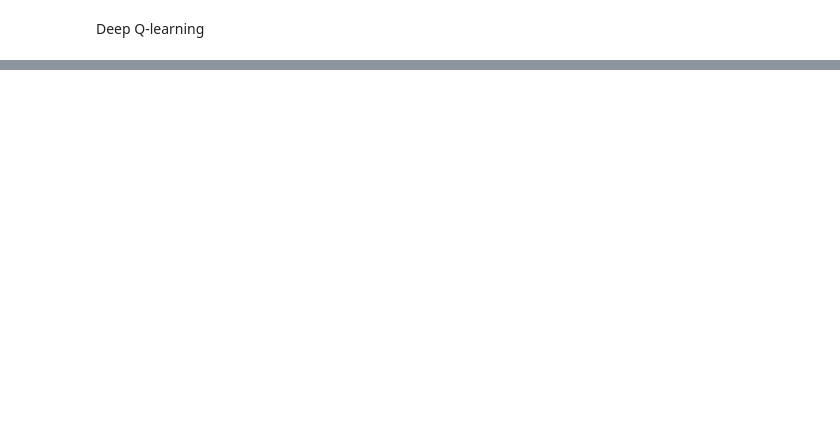
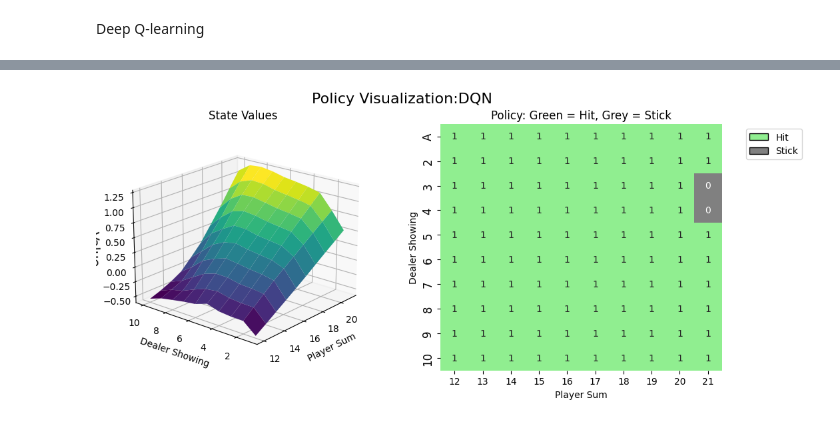
Before and after one commit to vlada270/RL_Blackjack, a Jupyter notebook: Q_learning&DQN.ipynb, the cells around one changed output, grey strips where cells are left out. Cells and saved outputs as stored; diff of their text form; code cells hidden in the pictures; blank space fills up the shorter version.

```diff
--- a/Q_learning&DQN.ipynb
+++ b/Q_learning&DQN.ipynb
@@ -321,0 +410,74 @@ test_agent(env, agent)
+# %%
+def visualize_policy_agent(agent): # Change Q to agent
+    dealer_range = range(1, 11)  # Dealer's showing card (1-10)
+    player_range = range(12, 22)  # Player's hand sum (12-21)
+
+    player_count, dealer_count = np.meshgrid(player_range, dealer_range)
+
+    # Modify to use agent.policy_net for getting Q values
+    value = np.zeros_like(player_count, dtype=float)
+    policy = np.zeros_like(player_count, dtype=int)
+
+    for i in range(player_count.shape[0]):
+        for j in range(player_count.shape[1]):
+            player_sum = player_count[i, j]
+            dealer_show = dealer_count[i, j]
+
+            # Get Q-values from the policy network
+            state = torch.FloatTensor([player_sum, dealer_show, 0]) # Usable ace = False
+            q_values_no_ace = agent.policy_net(state).detach().numpy()
+
+            state = torch.FloatTensor([player_sum, dealer_show, 1]) # Usable ace = True
+            q_values_ace = agent.policy_net(state).detach().numpy()
+
+            # Choose best action and corresponding value
+            best_action = np.argmax([q_values_no_ace[0], q_values_ace[0]])
+                                                           # Considering only 'hit' action as causing error with stick
+                                                           # [q_values_no_ace[0],q_values_no_ace[1], q_values_ace[0],q_values_ace[1]] ) #For both action
+            value[i, j] = np.max([q_values_no_ace[0], q_values_ace[0]])
+                                                            # Considering only 'hit' action as causing error with stick
+                                                            # [q_values_no_ace[0],q_values_no_ace[1], q_values_ace[0],q_values_ace[1]] ) #For both action
+            policy[i, j] = best_action
+
+    fig = plt.figure(figsize=plt.figaspect(0.4))
+    fig.suptitle('Policy Visualization:DQN', fontsize=16)
+
+    # 3D plot
+    ax1 = fig.add_subplot(1, 2, 1, projection="3d")
+    ax1.plot_surface(
+        player_count,
+        dealer_count,
+        value,
+        rstride=1,
+        cstride=1,
+        cmap="viridis",
+        edgecolor="none",
+    )
+    ax1.set_xlabel("Player Sum")
+    ax1.set_ylabel("Dealer Showing")
+    ax1.set_zlabel("Value", fontsize=14, rotation=90)
+    ax1.set_title("State Values")
+    ax1.view_init(20, 220)
+
+    # 2D policy plot
+    ax2 = fig.add_subplot(1, 2, 2)
+    cmap = sns.color_palette(['grey', 'lightgreen'], as_cmap=True)
+    sns.heatmap(policy, linewidth=0, annot=True, cmap=cmap, cbar=False)
+    ax2.set_xlabel("Player Sum")
+    ax2.set_ylabel("Dealer Showing")
+    ax2.set_xticks(np.arange(10) + 0.5)
+    ax2.set_xticklabels(range(12, 22))
+    ax2.set_yticks(np.arange(10) + 0.5)
+    ax2.set_yticklabels(['A'] + list(range(2, 11)), fontsize=12)
+    ax2.set_title("Policy: Green = Hit, Grey = Stick")
+
+    legend_elements = [
+        Patch(facecolor='lightgreen', edgecolor='black', label='Hit'),
+        Patch(facecolor='grey', edgecolor='black', label='Stick')
+    ]
+    ax2.legend(handles=legend_elements, bbox_to_anchor=(1.3, 1))
+
+    plt.show()
+visualize_policy_agent(agent)
+# %% [output]
+[figure, added]
```
Also changed, not shown: parts of 16 cells of this notebook.
